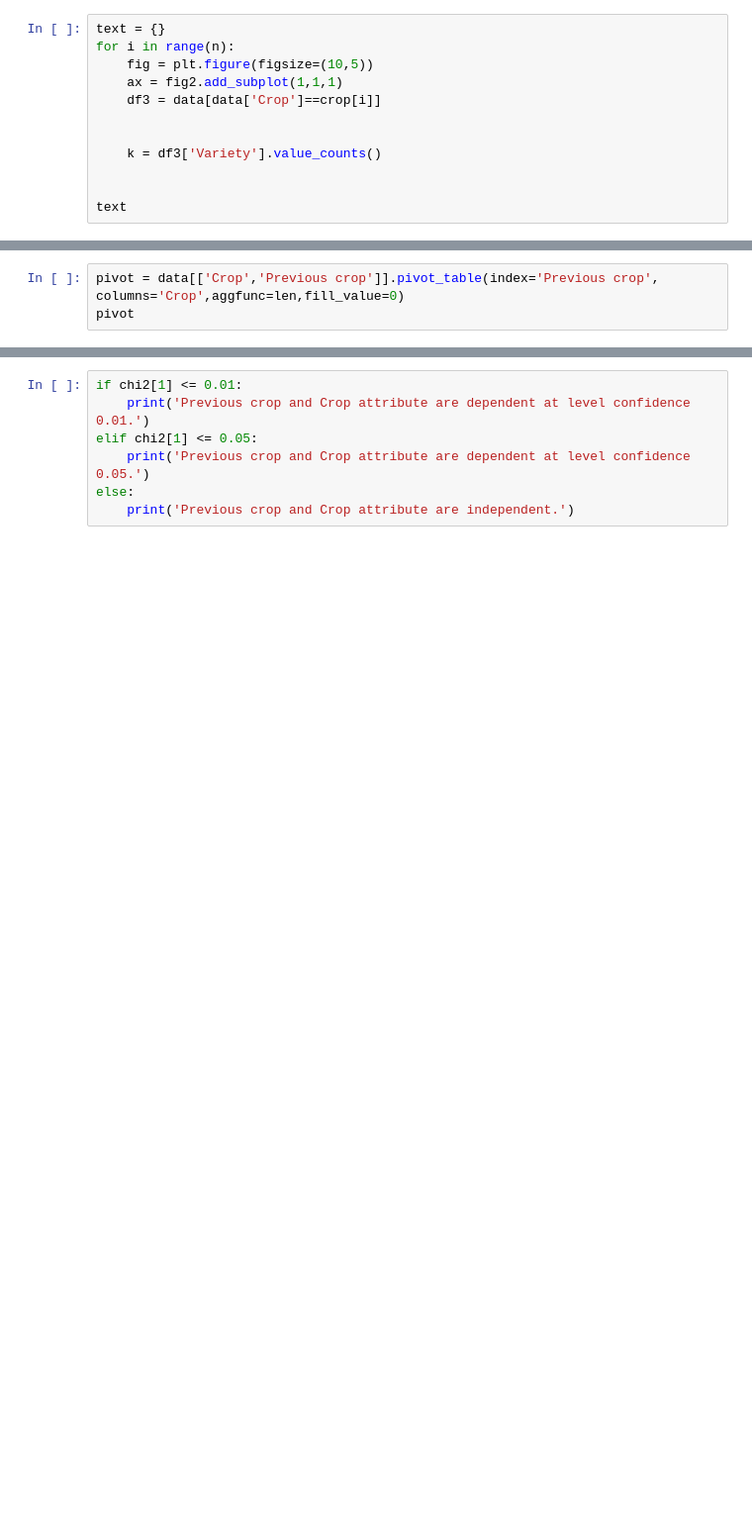
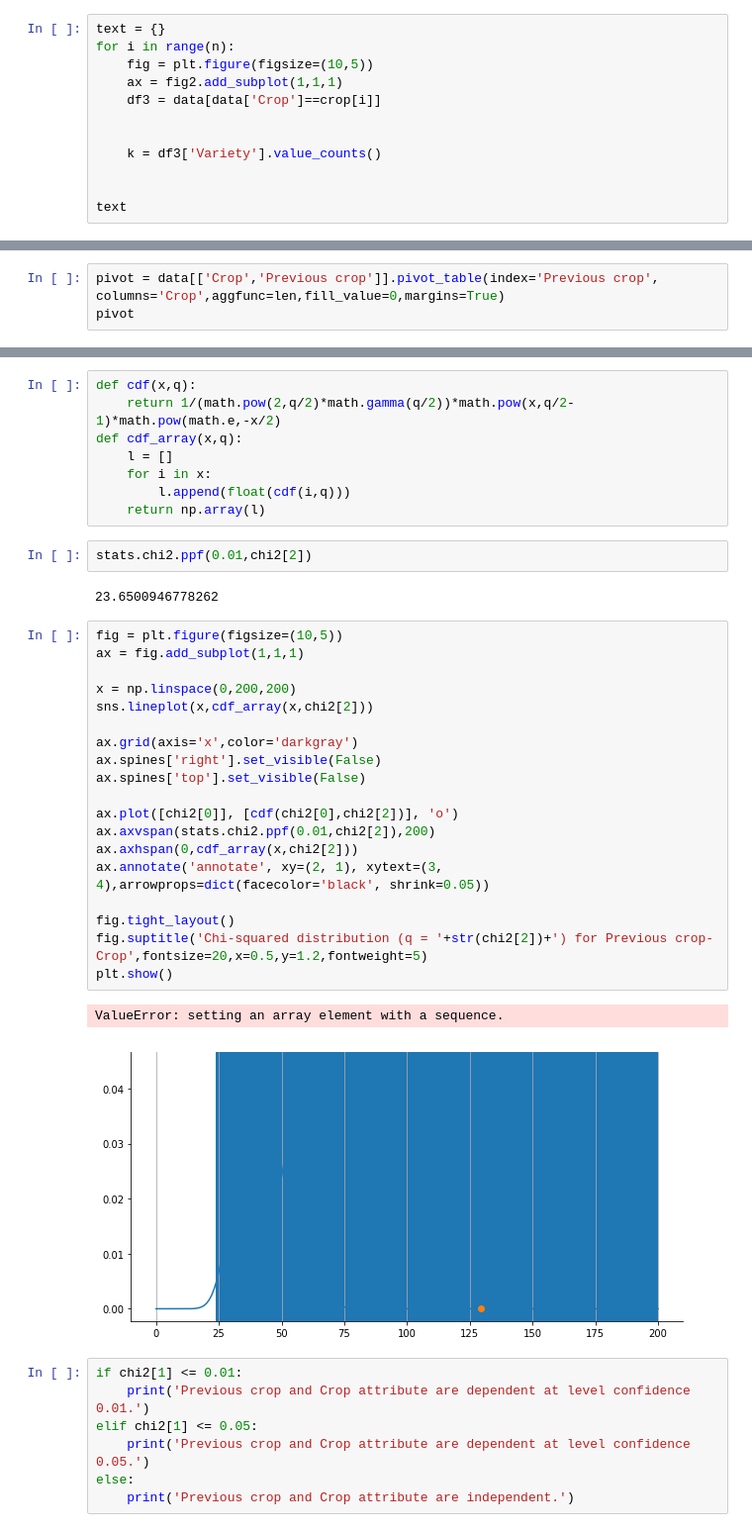
Before and after one commit to AndreaM1996/Project5, a Jupyter notebook: Project5.ipynb, the cells around one changed output, grey strips where cells are left out. Shown: that part at 99% size. Drawn from its saved outputs; the diff is of its cells as text; blank space fills up the shorter version.

```diff
--- a/Project5.ipynb
+++ b/Project5.ipynb
@@ -235,3 +240,3 @@ plt.show()
 # %%
-pivot = data[['Crop','Previous crop']].pivot_table(index='Previous crop', columns='Crop',aggfunc=len,fill_value=0)
+pivot = data[['Crop','Previous crop']].pivot_table(index='Previous crop', columns='Crop',aggfunc=len,fill_value=0,margins=True)
 pivot
@@ -240,3 +274,37 @@ chi2 = stats.chi2_contingency(pivot)
+# %%
+def cdf(x,q):
+    return 1/(math.pow(2,q/2)*math.gamma(q/2))*math.pow(x,q/2-1)*math.pow(math.e,-x/2)
+def cdf_array(x,q):
+    l = []
+    for i in x:
+        l.append(float(cdf(i,q)))
+    return np.array(l)
+# %%
+stats.chi2.ppf(0.01,chi2[2])
+# %% [output]
+23.6500946778262
+# %%
+fig = plt.figure(figsize=(10,5))
+ax = fig.add_subplot(1,1,1)
+
+x = np.linspace(0,200,200)
+sns.lineplot(x,cdf_array(x,chi2[2]))
+
+ax.grid(axis='x',color='darkgray')
+ax.spines['right'].set_visible(False)
+ax.spines['top'].set_visible(False)
+
+ax.plot([chi2[0]], [cdf(chi2[0],chi2[2])], 'o')
+ax.axvspan(stats.chi2.ppf(0.01,chi2[2]),200)
+ax.axhspan(0,cdf_array(x,chi2[2]))
+ax.annotate('annotate', xy=(2, 1), xytext=(3, 4),arrowprops=dict(facecolor='black', shrink=0.05))
+
+fig.tight_layout()
+fig.suptitle('Chi-squared distribution (q = '+str(chi2[2])+') for Previous crop-Crop',fontsize=20,x=0.5,y=1.2,fontweight=5)
+plt.show()
+# %% [output]
+ValueError: setting an array element with a sequence.
+[figure, added]
 # %%
 if chi2[1] <= 0.01:
     print('Previous crop and Crop attribute are dependent at level confidence 0.01.')
```
Also changed, not shown: parts of 18 cells of this notebook.
